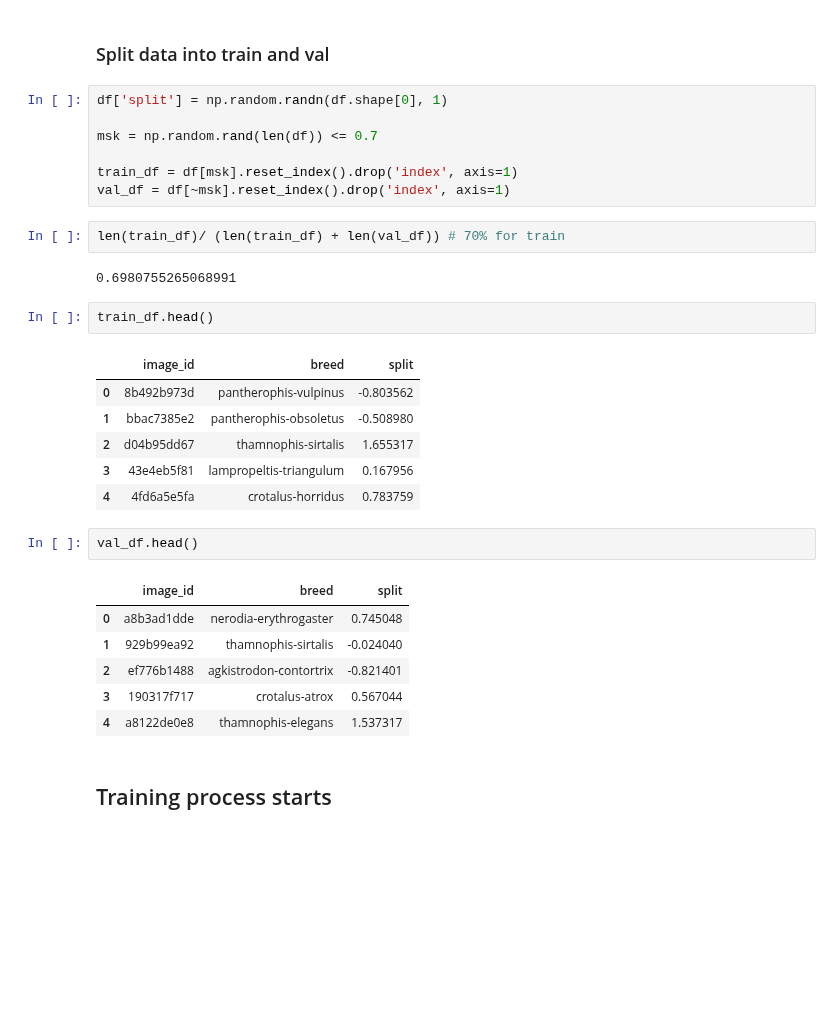
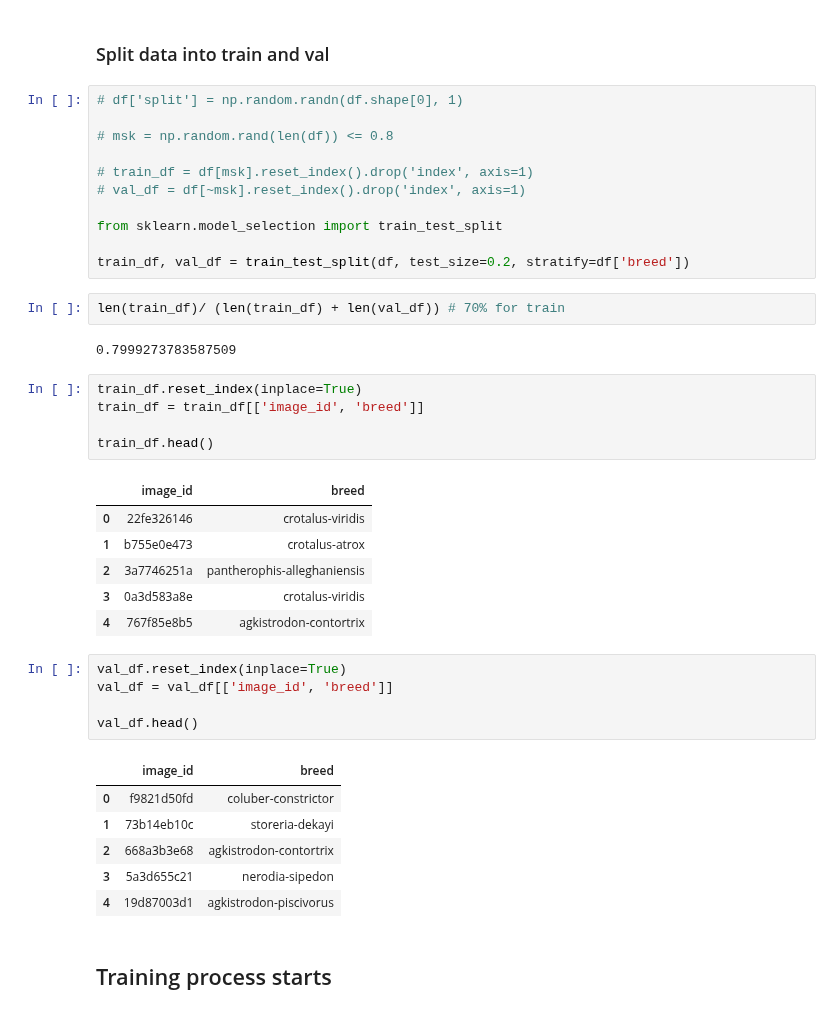
Before and after one commit to harshraj22/DeepLearning, a Jupyter notebook: submissions/HackerEarth: [Snake In The Hood]/hackerearths_snakes_in_the_hood.ipynb, the cells around one changed output. Drawn from its saved outputs; the diff is of its cells as text; blank space fills up the shorter version.

```diff
--- a/submissions/HackerEarth: [Snake In The Hood]/hackerearths_snakes_in_the_hood.ipynb
+++ b/submissions/HackerEarth: [Snake In The Hood]/hackerearths_snakes_in_the_hood.ipynb
@@ -86,34 +86,44 @@ labelToIndex = dict((label, index) for index, label in enumerate(labels))
 # %% [markdown]
 ### Split data into train and val
 # %%
-df['split'] = np.random.randn(df.shape[0], 1)
+# df['split'] = np.random.randn(df.shape[0], 1)
 
-msk = np.random.rand(len(df)) <= 0.7
+# msk = np.random.rand(len(df)) <= 0.8
 
-train_df = df[msk].reset_index().drop('index', axis=1)
-val_df = df[~msk].reset_index().drop('index', axis=1)
+# train_df = df[msk].reset_index().drop('index', axis=1)
+# val_df = df[~msk].reset_index().drop('index', axis=1)
+
+from sklearn.model_selection import train_test_split
+
+train_df, val_df = train_test_split(df, test_size=0.2, stratify=df['breed'])
 # %%
 len(train_df)/ (len(train_df) + len(val_df)) # 70% for train
 # %% [output]
-0.6980755265068991
+0.7999273783587509
-# %%
-train_df.head()
-# %% [output]
-|  | image_id | breed | split |
-| 0 | 8b492b973d | pantherophis-vulpinus | -0.803562 |
-| 1 | bbac7385e2 | pantherophis-obsoletus | -0.508980 |
-| 2 | d04b95dd67 | thamnophis-sirtalis | 1.655317 |
-| 3 | 43e4eb5f81 | lampropeltis-triangulum | 0.167956 |
-| 4 | 4fd6a5e5fa | crotalus-horridus | 0.783759 |
-# %%
-val_df.head()
-# %% [output]
-|  | image_id | breed | split |
-| 0 | a8b3ad1dde | nerodia-erythrogaster | 0.745048 |
-| 1 | 929b99ea92 | thamnophis-sirtalis | -0.024040 |
-| 2 | ef776b1488 | agkistrodon-contortrix | -0.821401 |
-| 3 | 190317f717 | crotalus-atrox | 0.567044 |
-| 4 | a8122de0e8 | thamnophis-elegans | 1.537317 |
+# %%
+train_df.reset_index(inplace=True)
+train_df = train_df[['image_id', 'breed']]
+
+train_df.head()
+# %% [output]
+|  | image_id | breed |
+| 0 | 22fe326146 | crotalus-viridis |
+| 1 | b755e0e473 | crotalus-atrox |
+| 2 | 3a7746251a | pantherophis-alleghaniensis |
+| 3 | 0a3d583a8e | crotalus-viridis |
+| 4 | 767f85e8b5 | agkistrodon-contortrix |
+# %%
+val_df.reset_index(inplace=True)
+val_df = val_df[['image_id', 'breed']]
+
+val_df.head()
+# %% [output]
+|  | image_id | breed |
+| 0 | f9821d50fd | coluber-constrictor |
+| 1 | 73b14eb10c | storeria-dekayi |
+| 2 | 668a3b3e68 | agkistrodon-contortrix |
+| 3 | 5a3d655c21 | nerodia-sipedon |
+| 4 | 19d87003d1 | agkistrodon-piscivorus |
 # %% [markdown]
 ## Training process starts <a name="training-code"></a>
 # %%
```
Also changed, not shown: parts of 4 cells of this notebook.
